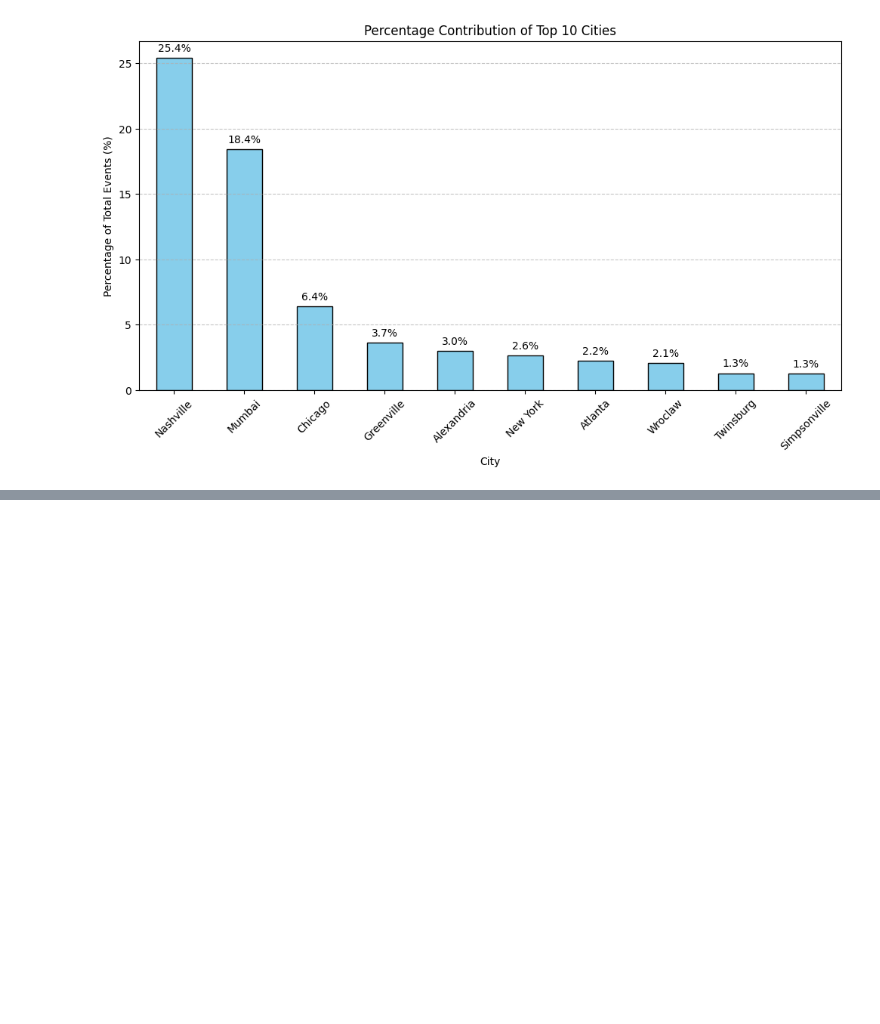
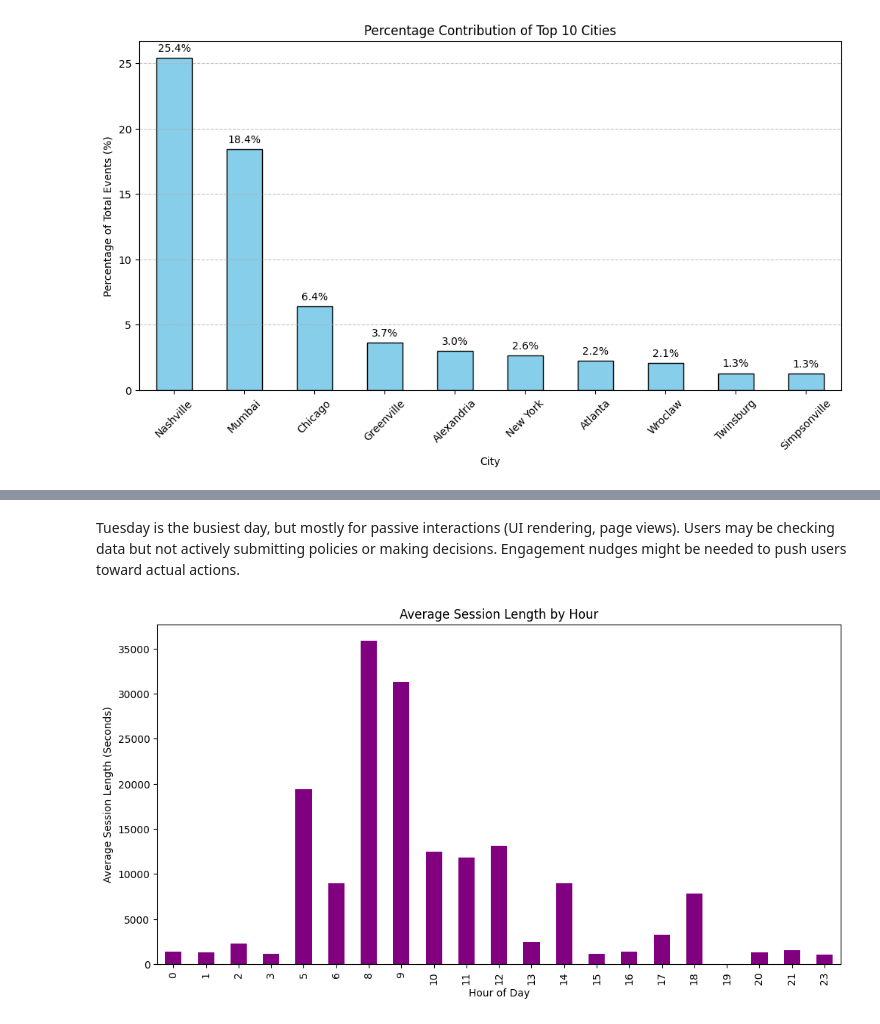
Before and after one commit to nyra-rodrigues/Federato-RiskOps-Platform-Optimization-Challenge, a Jupyter notebook: eda.ipynb, the cells around one changed output, grey strips where cells are left out. Saved outputs shown, nothing was run; the diff lists cells and outputs as text; code cells hidden in the pictures; blank space fills up the shorter version.

```diff
--- a/eda.ipynb
+++ b/eda.ipynb
@@ -162,0 +606,12 @@ plt.show()
+# %% [markdown]
+Tuesday is the busiest day, but mostly for passive interactions (UI rendering, page views).
+Users may be checking data but not actively submitting policies or making decisions.
+Engagement nudges might be needed to push users toward actual actions.
+# %%
+df_merged.groupby(df_merged['server_received_time'].dt.hour)['session_length_y'].mean().plot(kind='bar', figsize=(12,6), color='purple')
+plt.xlabel("Hour of Day")
+plt.ylabel("Average Session Length (Seconds)")
+plt.title("Average Session Length by Hour")
+plt.show()
+# %% [output]
+[figure, added]
```
Also changed, not shown: parts of 59 cells of this notebook, 1 other file.
